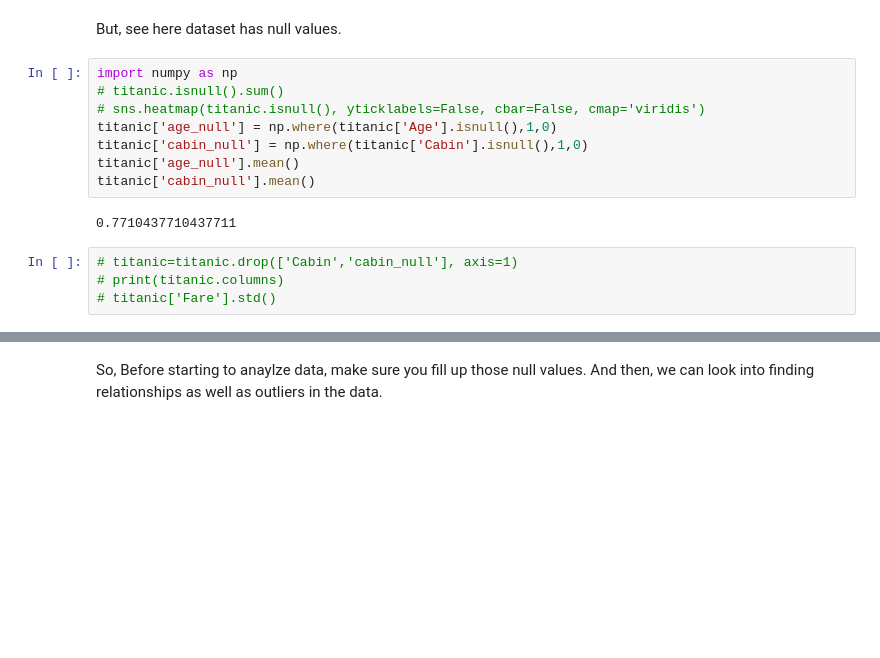
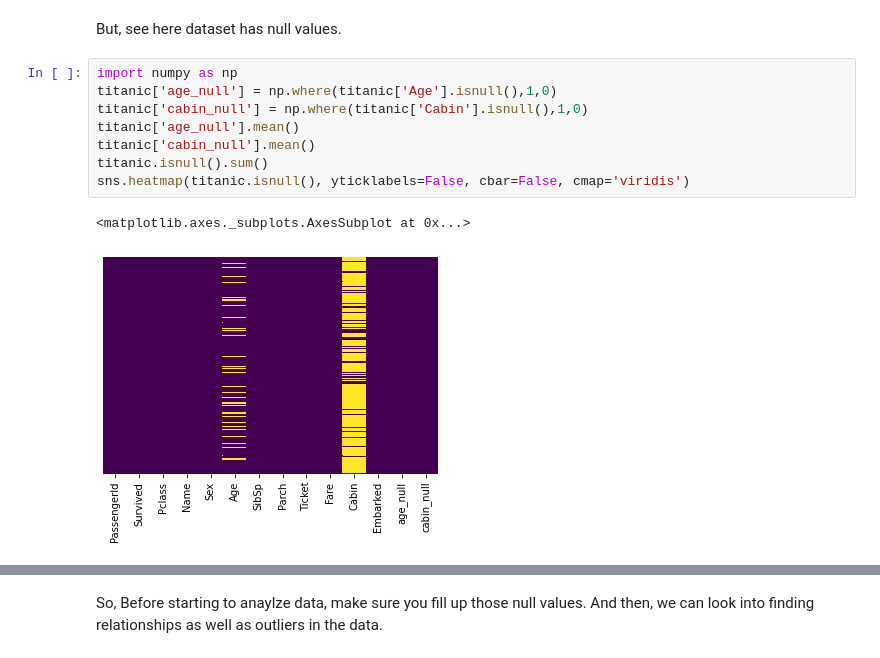
Before and after one commit to varunraj42/First_Repo, a Jupyter notebook: Copy_of_Feature_Engineering_MeanMedianDay_1.ipynb, the cells around one changed output, grey strips where cells are left out. Cells and saved outputs as stored; diff of their text form; blank space fills up the shorter version.

```diff
--- a/Copy_of_Feature_Engineering_MeanMedianDay_1.ipynb
+++ b/Copy_of_Feature_Engineering_MeanMedianDay_1.ipynb
@@ -52,17 +52,14 @@ If you've got Continuous or Linear Variables, then we can consider using seaborn
 But, see here dataset has null values.
 # %%
 import numpy as np
-# titanic.isnull().sum()
-# sns.heatmap(titanic.isnull(), yticklabels=False, cbar=False, cmap='viridis')
 titanic['age_null'] = np.where(titanic['Age'].isnull(),1,0)
 titanic['cabin_null'] = np.where(titanic['Cabin'].isnull(),1,0)
 titanic['age_null'].mean()
 titanic['cabin_null'].mean()
+titanic.isnull().sum()
+sns.heatmap(titanic.isnull(), yticklabels=False, cbar=False, cmap='viridis')
 # %% [output]
-0.7710437710437711
+<matplotlib.axes._subplots.AxesSubplot at 0x...>
+[figure, added]
-# %%
-# titanic=titanic.drop(['Cabin','cabin_null'], axis=1)
-# print(titanic.columns)
-# titanic['Fare'].std()
 # %%
 # sns.histplot(x=titanic['Age'], y=titanic['Pclass'], cbar=True, palette='rainbow')
```
Also changed, not shown: parts of 26 cells of this notebook.
